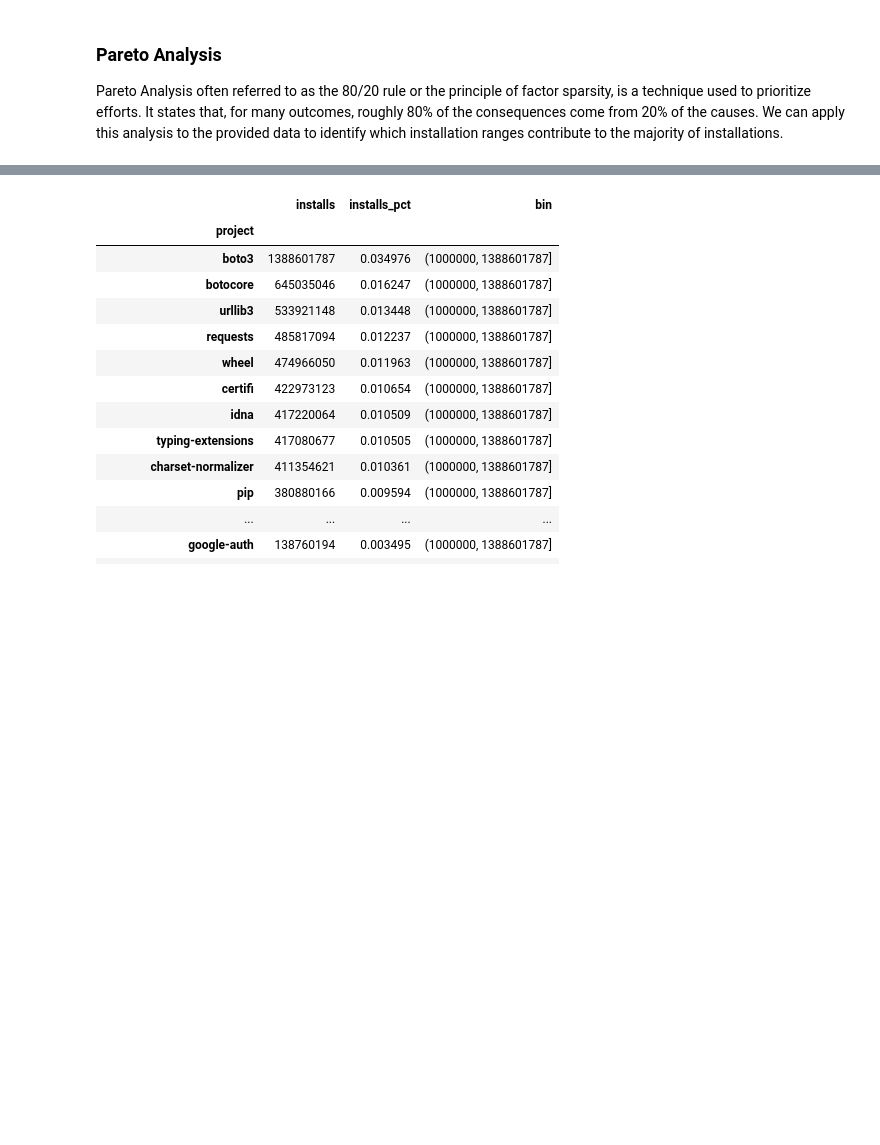
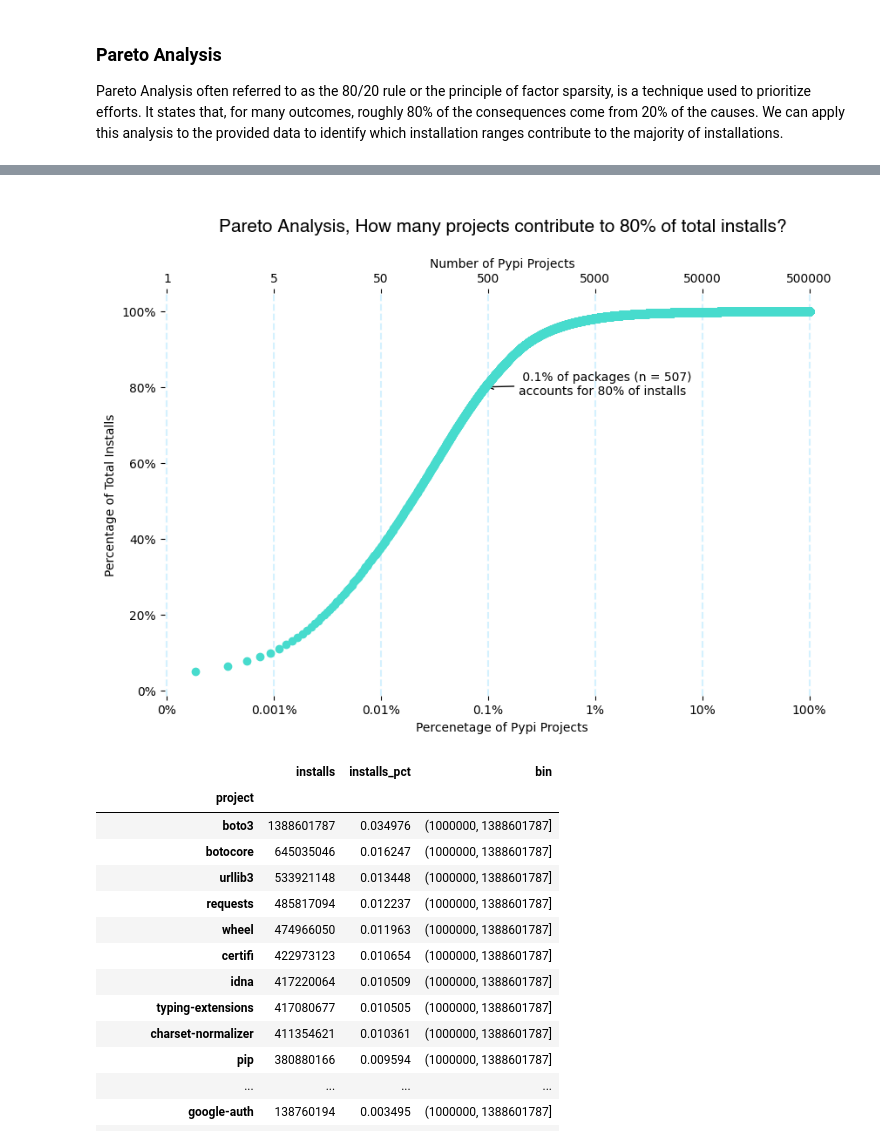
Before and after one commit to AhmedOmarEissa/pypi_analysis, a Jupyter notebook: notebooks/0_EDA.ipynb, the cells around one changed output, grey strips where cells are left out. Cells and saved outputs as stored; diff of their text form; code cells hidden in the pictures; blank space fills up the shorter version.

```diff
--- a/notebooks/0_EDA.ipynb
+++ b/notebooks/0_EDA.ipynb
@@ -115,3 +106,79 @@ ax.grid(True)
+# %%
+## remove trailing zeros from string
+def remove_trailing_zeros(s):
+    l = list(s)
+    if  l[-2] == '0':
+        del l[-2]
+        s = ''.join(l)
+    else:
+        return s
+
+    return remove_trailing_zeros(s)
+### remove dot if there's no decimal values
+def remove_dot(s):
+
+    l = list(s)
+    if  l[-2] == '.':
+        del l[-2]
+        s = ''.join(l)
+
+    return s
+# %%
+fig, ax = plt.subplots(figsize=(10, 6))
+
+hfont = {'fontname':'Helvetica', 'fontweight':'bold','fontsize':15}
+
+
+# Step 6: Plot the cumulative sum of the percentages with a logarithmic x-axis
+ax.plot(Pareto.index, Pareto, color = 'white' , linewidth = 3,marker = 'o',alpha = 0)
+ax.set_xlabel('Percenetage of Pypi Projects')
+ax.set_ylabel('Percentage of Total Installs')
+ax.set_title('\nPareto Analysis, How many projects contribute to 80% of total installs?\n',**hfont)
+ax.set_xscale('log')
+ax.set_yticklabels([f'{i:.0%}'for i in ax.get_yticks()]);
+ax.set_xticklabels([remove_dot(remove_trailing_zeros(str(f'{i:.3%}'))) for  i in ax.get_xticks()])
+
+idx_80 = Pareto[Pareto <= .8].idxmax()
+
+
+text = f' {idx_80:.1%} of packages (n = {idx_80 * Pareto.count():.0f})\naccounts for 80% of installs'
+
+ax.annotate(text, xy=(idx_80, .8), xytext=(idx_80 + 0.001, .78),
+             arrowprops=dict(facecolor='red',arrowstyle = '->'), fontsize=10, color='black')
+
+
+ax2_l = {}
+for x in ax.get_xticks():
+    c = x * 100000
+    y = round(round((Pareto.count()) * x )//c * c )
+    if y >= 1 and x <= 1 :
+      ax2_l[x] = y
+      ax.axvline(x, color='#2CBDFE', alpha=0.2, linestyle='--')
+
+
+ax2 = ax.twiny()
+ax2.set_xlabel('Number of Pypi Projects')
+ax2.plot(Pareto.index, Pareto, color = '#47DBCD' , linewidth = 3, marker = 'o', linestyle='None')
+ax2.set_xscale('log')
+ax2.set_xticks([*ax2_l.keys()], labels = [*ax2_l.values()])
+# change background color
+ax.set_facecolor('white')
+ax.minorticks_off()
+ax2.minorticks_off()
+
+# remove axis
+ax.spines['left'].set_visible(False)
+ax2.spines['left'].set_visible(False)
+ax.spines['top'].set_visible(False)
+ax2.spines['top'].set_visible(False)
+ax.spines['bottom'].set_visible(False)
+ax2.spines['bottom'].set_visible(False)
+ax.spines['right'].set_visible(False)
+ax2.spines['right'].set_visible(False)
+
+#change fig color
+# %% [output]
+[figure, added]
 # %%
 installs.sort_values(by = 'installs_pct',ascending = False).head(50)
 # %% [output]
```
Also changed, not shown: parts of 11 cells of this notebook.
